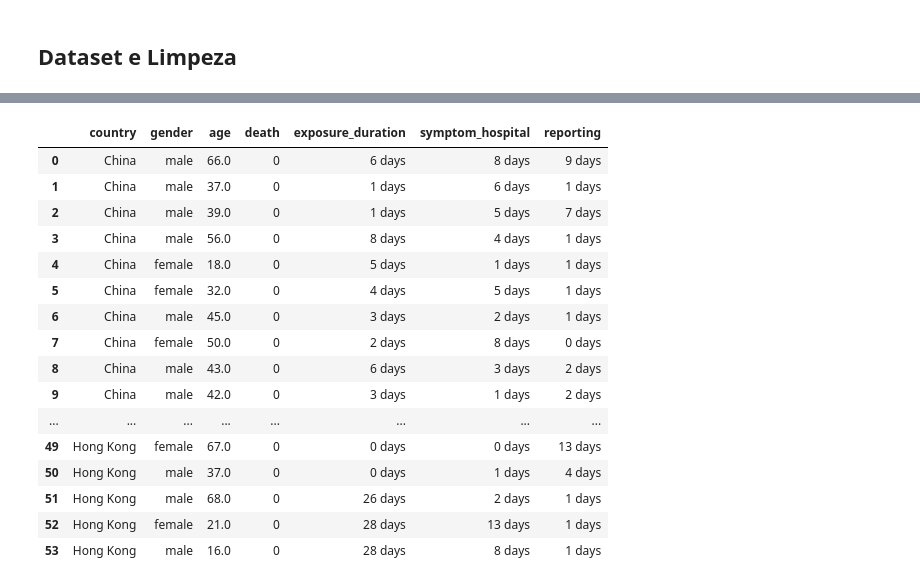
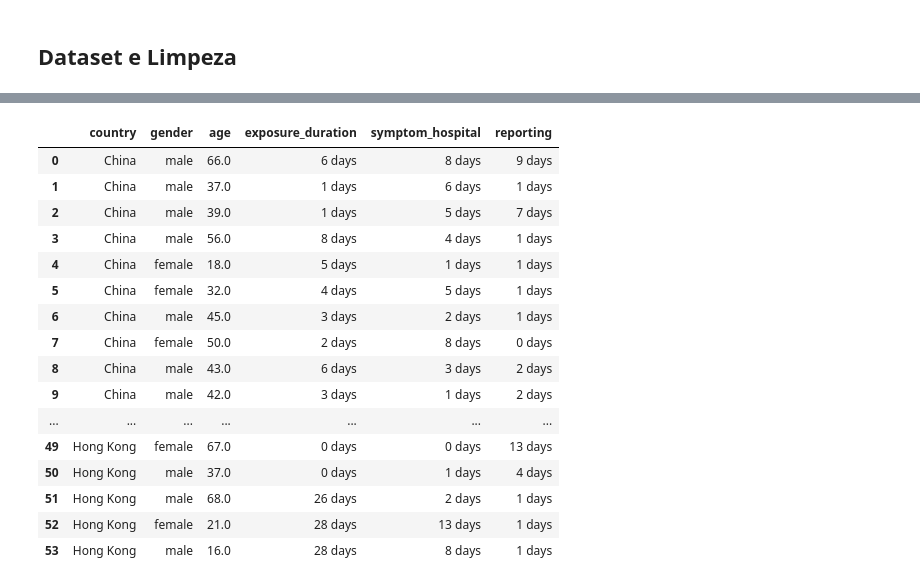
Before and after one commit to rbdlm/Covid, a Jupyter notebook: Covid.ipynb, the cells around one changed output, grey strips where cells are left out. Saved outputs shown, nothing was run; the diff lists cells and outputs as text; code cells hidden in the pictures.

```diff
--- a/Covid.ipynb
+++ b/Covid.ipynb
@@ -22,35 +24,35 @@ df.head(2)
 # %%
 df_covid = df.copy()
 df_covid.drop(df_covid.columns[[0, 1, 3, 4, 5, 10, 14, 15, 17, 18, 19, 20, 21, 22, 23, 24, 25, 26]], axis=1, inplace=True)
 df_covid.dropna(inplace=True)
 df_covid.reset_index(drop=True, inplace=True)
 
 df_covid['reporting date'] = pd.to_datetime(df_covid['reporting date'].apply(lambda x: re.sub(r'/20$','/2020', x)), format='%m/%d/%Y')
 df_covid['symptom_onset'] = pd.to_datetime(df_covid['symptom_onset'].apply(lambda x: re.sub(r'/20$','/2020', x)), format='%m/%d/%Y')
 df_covid['hosp_visit_date'] = pd.to_datetime(df_covid['hosp_visit_date'].apply(lambda x: re.sub(r'/20$','/2020', x)), format='%m/%d/%Y')
 df_covid['exposure_start'] = pd.to_datetime(df_covid['exposure_start'].apply(lambda x: re.sub(r'/20$','/2020', x)), format='%m/%d/%Y')
 df_covid['exposure_end'] = pd.to_datetime(df_covid['exposure_end'].apply(lambda x: re.sub(r'/20$','/2020', x)), format='%m/%d/%Y')
 
 df_covid['exposure_duration'] = df_covid['exposure_end'] - df_covid['exposure_start']
 df_covid['symptom_hospital'] = df_covid['hosp_visit_date'] - df_covid['symptom_onset']
 df_covid['reporting'] = df_covid['reporting date'] - df_covid['hosp_visit_date']
-df_covid.drop(df_covid[['exposure_end', 'exposure_start', 'hosp_visit_date', 'symptom_onset', 'reporting date']], axis=1, inplace=True)
+df_covid.drop(df_covid[['exposure_end', 'exposure_start', 'hosp_visit_date', 'symptom_onset', 'reporting date', 'death']], axis=1, inplace=True)
 df_covid
 # %% [output]
-|  | country | gender | age | death | exposure_duration | symptom_hospital | reporting |
-| 0 | China | male | 66.0 | 0 | 6 days | 8 days | 9 days |
-| 1 | China | male | 37.0 | 0 | 1 days | 6 days | 1 days |
-| 2 | China | male | 39.0 | 0 | 1 days | 5 days | 7 days |
-| 3 | China | male | 56.0 | 0 | 8 days | 4 days | 1 days |
-| 4 | China | female | 18.0 | 0 | 5 days | 1 days | 1 days |
-| 5 | China | female | 32.0 | 0 | 4 days | 5 days | 1 days |
-| 6 | China | male | 45.0 | 0 | 3 days | 2 days | 1 days |
-| 7 | China | female | 50.0 | 0 | 2 days | 8 days | 0 days |
-| 8 | China | male | 43.0 | 0 | 6 days | 3 days | 2 days |
-| 9 | China | male | 42.0 | 0 | 3 days | 1 days | 2 days |
-| ... | ... | ... | ... | ... | ... | ... | ... |
-| 49 | Hong Kong | female | 67.0 | 0 | 0 days | 0 days | 13 days |
-| 50 | Hong Kong | male | 37.0 | 0 | 0 days | 1 days | 4 days |
-| 51 | Hong Kong | male | 68.0 | 0 | 26 days | 2 days | 1 days |
-| 52 | Hong Kong | female | 21.0 | 0 | 28 days | 13 days | 1 days |
-| 53 | Hong Kong | male | 16.0 | 0 | 28 days | 8 days | 1 days |
+|  | country | gender | age | exposure_duration | symptom_hospital | reporting |
+| 0 | China | male | 66.0 | 6 days | 8 days | 9 days |
+| 1 | China | male | 37.0 | 1 days | 6 days | 1 days |
+| 2 | China | male | 39.0 | 1 days | 5 days | 7 days |
+| 3 | China | male | 56.0 | 8 days | 4 days | 1 days |
+| 4 | China | female | 18.0 | 5 days | 1 days | 1 days |
+| 5 | China | female | 32.0 | 4 days | 5 days | 1 days |
+| 6 | China | male | 45.0 | 3 days | 2 days | 1 days |
+| 7 | China | female | 50.0 | 2 days | 8 days | 0 days |
+| 8 | China | male | 43.0 | 6 days | 3 days | 2 days |
+| 9 | China | male | 42.0 | 3 days | 1 days | 2 days |
+| ... | ... | ... | ... | ... | ... | ... |
+| 49 | Hong Kong | female | 67.0 | 0 days | 0 days | 13 days |
+| 50 | Hong Kong | male | 37.0 | 0 days | 1 days | 4 days |
+| 51 | Hong Kong | male | 68.0 | 26 days | 2 days | 1 days |
+| 52 | Hong Kong | female | 21.0 | 28 days | 13 days | 1 days |
+| 53 | Hong Kong | male | 16.0 | 28 days | 8 days | 1 days |
```
Also changed, not shown: parts of 11 cells of this notebook.
